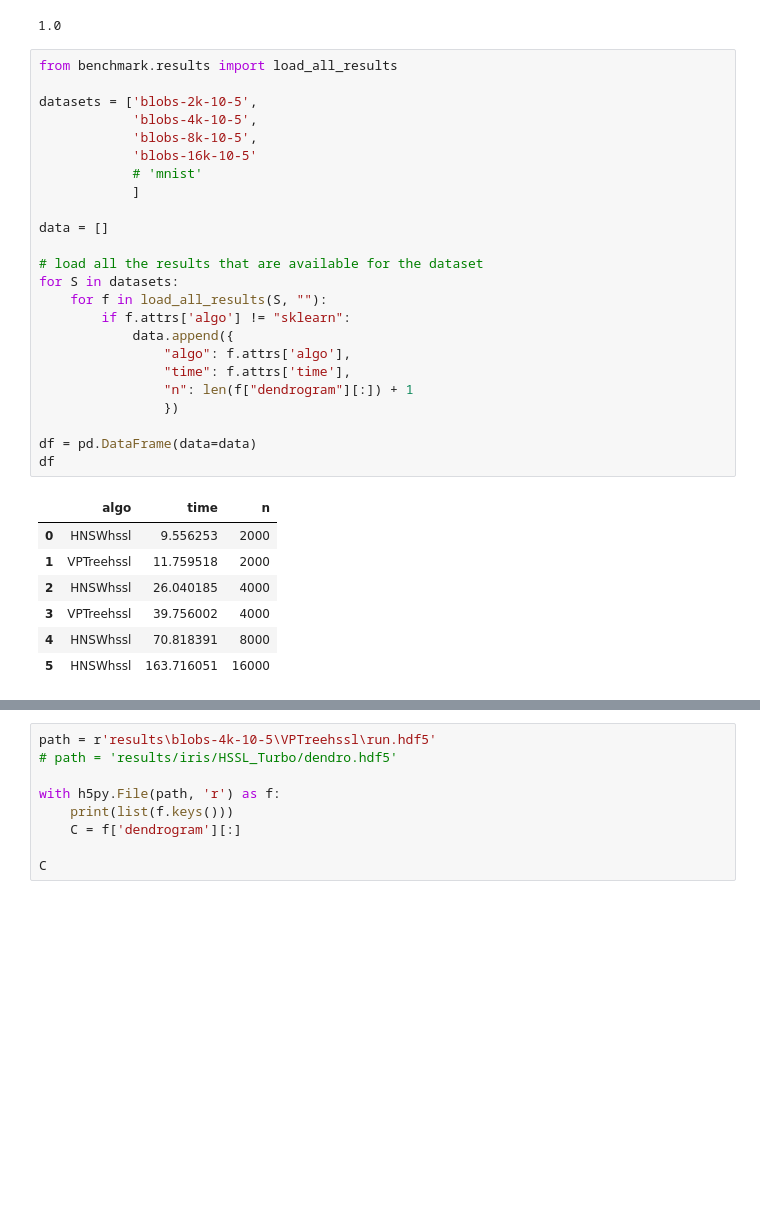
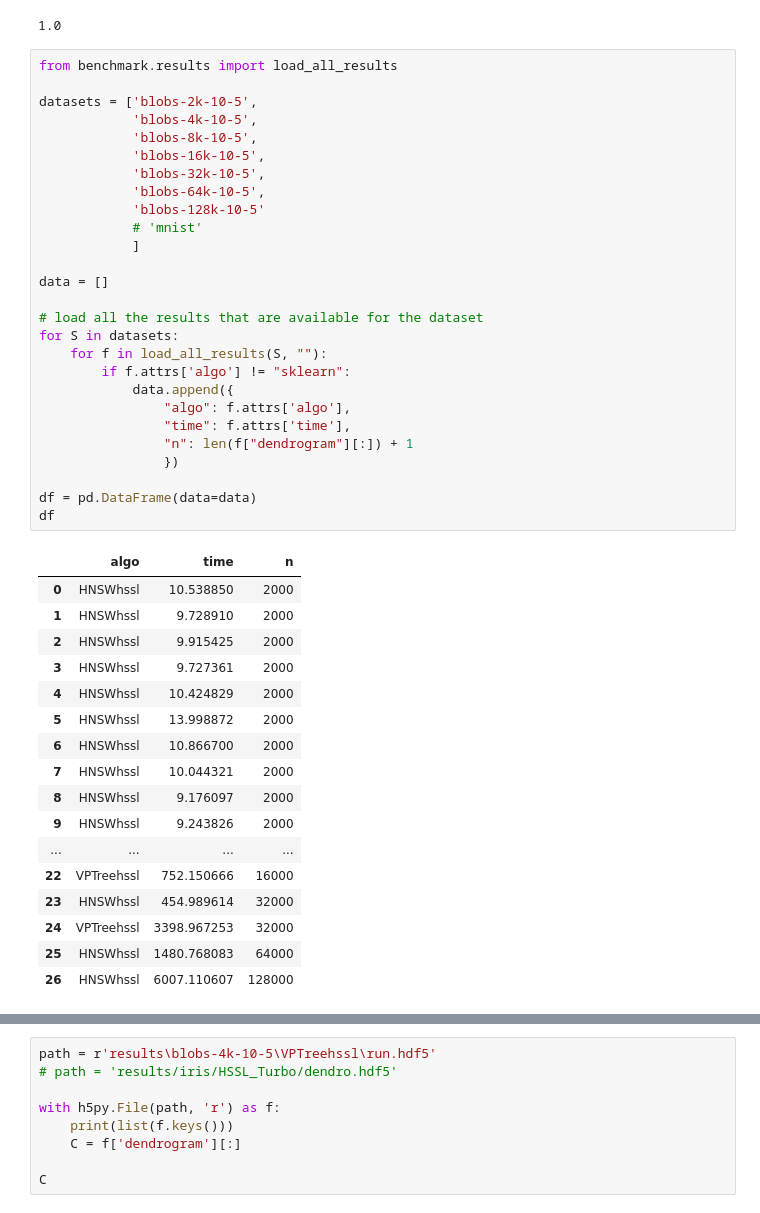
Before and after one commit to CamillaOkkels/HSSL, a Jupyter notebook: evaluation.ipynb, the cells around one changed output, grey strips where cells are left out. Cells and saved outputs as stored; diff of their text form; blank space fills up the shorter version.

```diff
--- a/evaluation.ipynb
+++ b/evaluation.ipynb
@@ -75,32 +75,45 @@ ARI_score(p1, p2)
 # %%
 from benchmark.results import load_all_results
 
 datasets = ['blobs-2k-10-5',
             'blobs-4k-10-5',
             'blobs-8k-10-5',
-            'blobs-16k-10-5'
+            'blobs-16k-10-5',
+            'blobs-32k-10-5',
+            'blobs-64k-10-5',
+            'blobs-128k-10-5'
             # 'mnist'
             ]
 
 data = []
 
 # load all the results that are available for the dataset
 for S in datasets:
     for f in load_all_results(S, ""):
         if f.attrs['algo'] != "sklearn":
             data.append({
                 "algo": f.attrs['algo'],
                 "time": f.attrs['time'],
                 "n": len(f["dendrogram"][:]) + 1
                 })
 
 df = pd.DataFrame(data=data)
 df
 # %% [output]
 |  | algo | time | n |
-| 0 | HNSWhssl | 9.556253 | 2000 |
-| 1 | VPTreehssl | 11.759518 | 2000 |
-| 2 | HNSWhssl | 26.040185 | 4000 |
-| 3 | VPTreehssl | 39.756002 | 4000 |
-| 4 | HNSWhssl | 70.818391 | 8000 |
-| 5 | HNSWhssl | 163.716051 | 16000 |
+| 0 | HNSWhssl | 10.538850 | 2000 |
+| 1 | HNSWhssl | 9.728910 | 2000 |
+| 2 | HNSWhssl | 9.915425 | 2000 |
+| 3 | HNSWhssl | 9.727361 | 2000 |
+| 4 | HNSWhssl | 10.424829 | 2000 |
+| 5 | HNSWhssl | 13.998872 | 2000 |
+| 6 | HNSWhssl | 10.866700 | 2000 |
+| 7 | HNSWhssl | 10.044321 | 2000 |
+| 8 | HNSWhssl | 9.176097 | 2000 |
+| 9 | HNSWhssl | 9.243826 | 2000 |
+| ... | ... | ... | ... |
+| 22 | VPTreehssl | 752.150666 | 16000 |
+| 23 | HNSWhssl | 454.989614 | 32000 |
+| 24 | VPTreehssl | 3398.967253 | 32000 |
+| 25 | HNSWhssl | 1480.768083 | 64000 |
+| 26 | HNSWhssl | 6007.110607 | 128000 |
```
Also changed, not shown: parts of 3 cells of this notebook, 8 other files.
